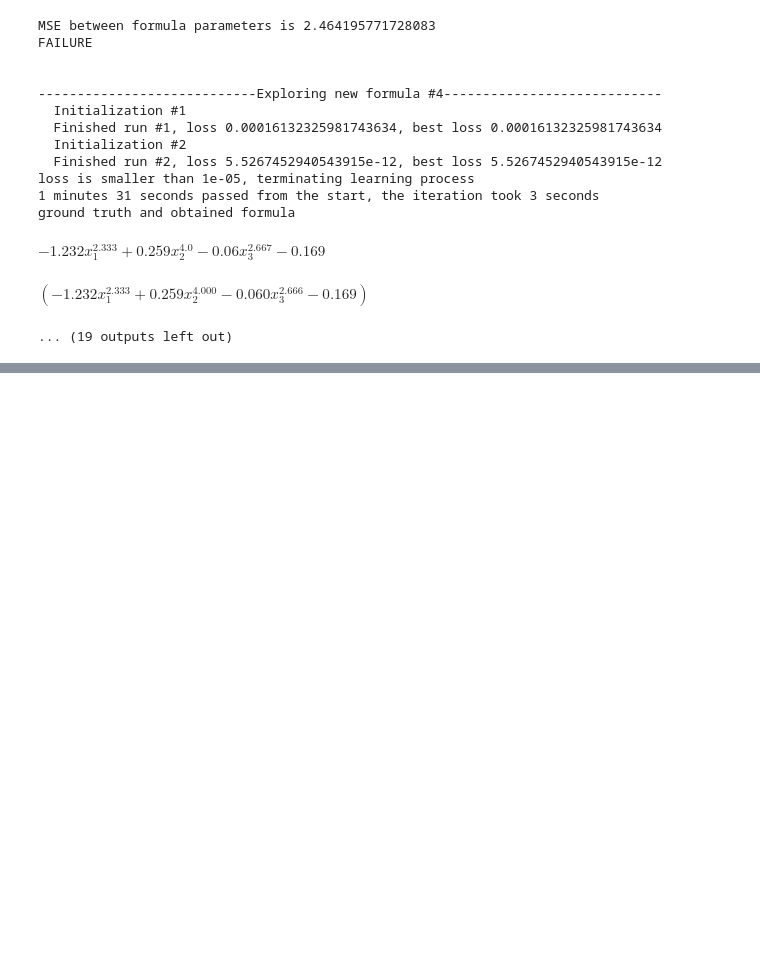
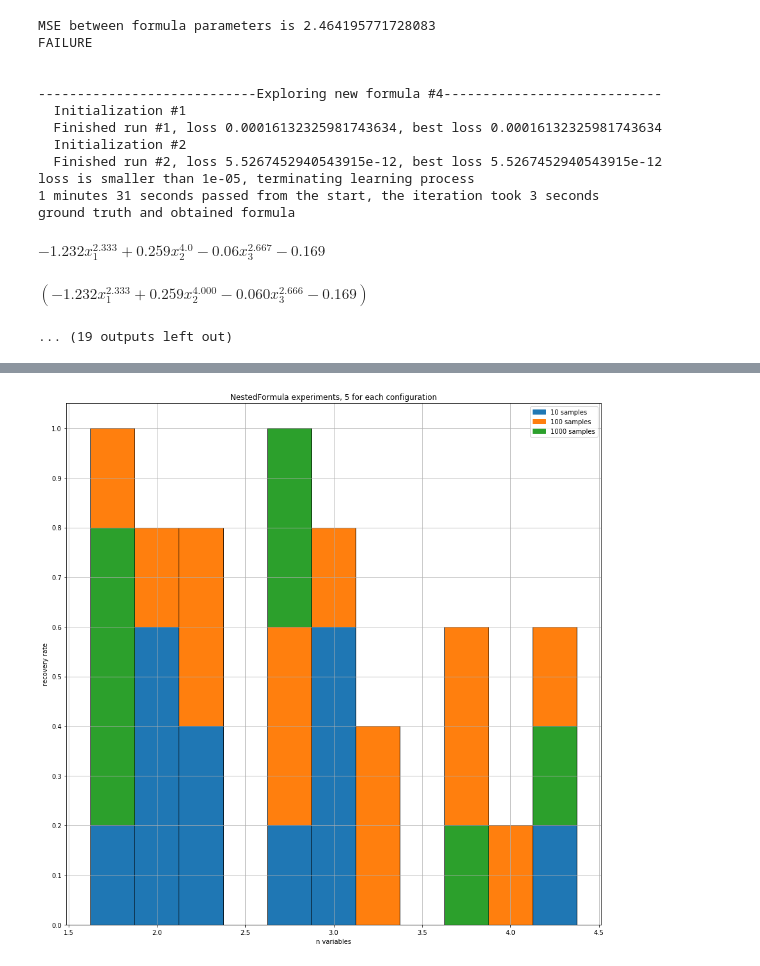
Before and after one commit to zybinmikhail/NestedFormulas, a Jupyter notebook: exploring the possibilities and limitations of the algorithm.ipynb, the cells around one changed output, grey strips where cells are left out. Cells and saved outputs as stored; diff of their text form; code cells hidden in the pictures; blank space fills up the shorter version.

```diff
--- a/exploring the possibilities and limitations of the algorithm.ipynb
+++ b/exploring the possibilities and limitations of the algorithm.ipynb
@@ -303,0 +514,52 @@ $\displaystyle \left(-1.232x_1^{2.333} + 0.259x_2^{4.000}-0.060x_3^{2.666}-0.169
+# %%
+import matplotlib.pyplot as plt
+import numpy as np
+barwidth = 1/4
+a = np.arange(-1, 2) / 4
+colors = ['C0', 'C1', 'C2']
+ecolors = ['C3', 'C4', 'C5']
+# colors = [1, 2, 3]
+patches = []
+plt.figure(figsize=(15, 15))
+for i in range(3):
+    patches.append(mpatches.Patch(color=colors[i], label=str(10**(i + 1)) + " samples"))
+# n_variables = 4
+# # for n_variables in range(2, 5):
+# for powers_
+# for m_samples in [1000, 100, 10]:
+#     plt.bar(a + n_variables, results[m_samples][n_variables], width=1/4, yerr=1.96 * se[m_samples][n_variables],
+#             color=colors[m_samples], edgecolor = 'black', capsize=4, alpha=0.5)
+
+
+for powers_type in range(3):
+    heights_a = [pd.DataFrame(results).loc[:, 10][i][powers_type] for i in (2, 3, 4)]
+    heights_b = [pd.DataFrame(results).loc[:, 100][i][powers_type] for i in (2, 3, 4)]
+    heights_c = [pd.DataFrame(results).loc[:, 1000][i][powers_type] for i in (2, 3, 4)]
+
+    se_a = [pd.DataFrame(se).loc[:, 10][i][powers_type] for i in (2, 3, 4)]
+    se_b = [pd.DataFrame(se).loc[:, 100][i][powers_type] for i in (2, 3, 4)]
+    se_c = [pd.DataFrame(se).loc[:, 1000][i][powers_type] for i in (2, 3, 4)]
+
+
+    position = np.arange(2, 5) + (powers_type - 1) / 4
+
+    for x, ha, hb, hc, sea, seb, sec in zip(position, heights_a, heights_b, heights_c,
+                                            se_a, se_b, se_c):
+        for i, (h, serr, c, ec) in enumerate(sorted(zip([ha, hb, hc], [sea, seb, sec], colors, ecolors))):
+            plt.bar(x, h,  color=c,  zorder=-i, width=barwidth, edgecolor = 'black')
+
+plt.xlabel('n variables')
+plt.ylabel('recovery rate')
+# plt.xticks([2 - 0.25, 2, 2 + 0.25,
+#            3 - 0.25, 3, 3 + 0.25,
+#            4 - 0.25, 4, 4 + 0.25],
+#            ["integer powers", "half-integer\n powers\n2", "powers with \ndenominator 12",
+#            "integer powers", "half-integer\n powers\n3", "powers with \ndenominator 12"
+#            "integer powers", "half-integer\n powers\n4", "powers with \ndenominator 12"])
+plt.yticks(np.linspace(0, 1, 11))
+plt.grid()
+plt.title("NestedFormula experiments, 5 for each configuration")
+plt.legend(handles=patches)
+plt.show()
+# %% [output]
+[figure, added]
```
Also changed, not shown: parts of 9 cells of this notebook, 12 other files.
